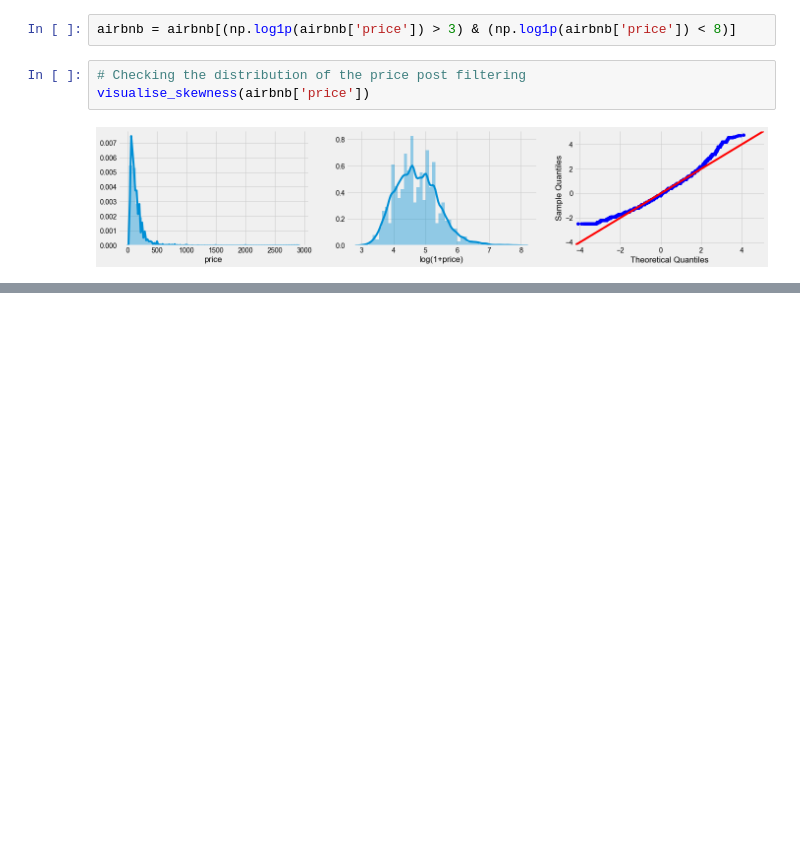
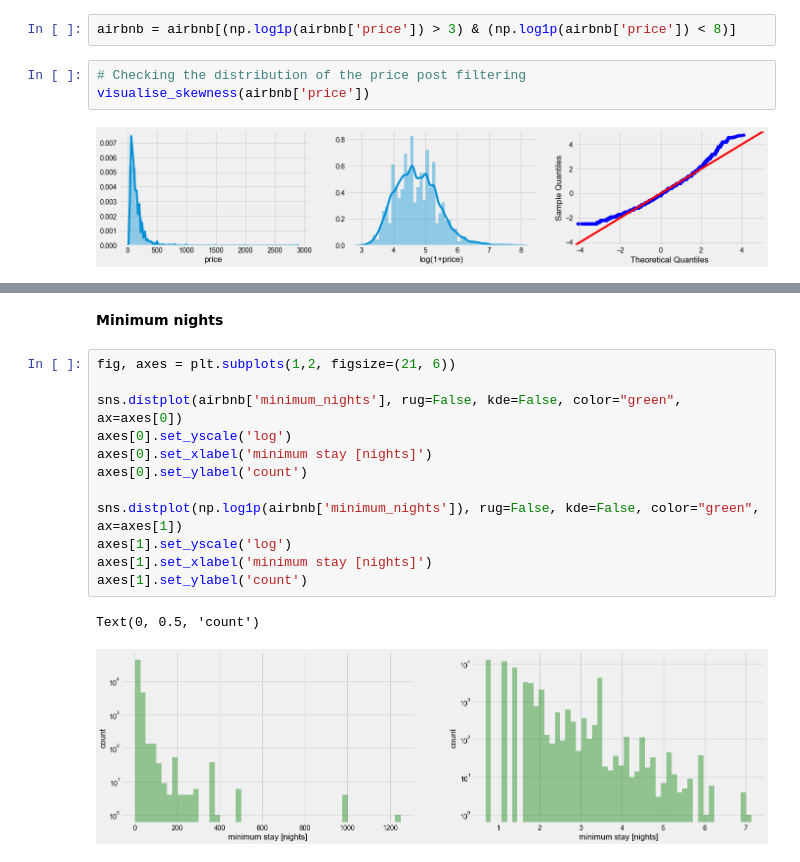
Before and after one commit to tejeshreddy/kaggle-notebooks, a Jupyter notebook: nyc-airbnb-open-data/Pricing with Regressors.ipynb, the cells around one changed output, grey strips where cells are left out. Drawn from its saved outputs; the diff is of its cells as text; blank space fills up the shorter version.

```diff
--- a/nyc-airbnb-open-data/Pricing with Regressors.ipynb
+++ b/nyc-airbnb-open-data/Pricing with Regressors.ipynb
@@ -206,0 +246,17 @@ np.log(150)
+# %% [markdown]
+**Minimum nights**
+# %%
+fig, axes = plt.subplots(1,2, figsize=(21, 6))
+
+sns.distplot(airbnb['minimum_nights'], rug=False, kde=False, color="green", ax=axes[0])
+axes[0].set_yscale('log')
+axes[0].set_xlabel('minimum stay [nights]')
+axes[0].set_ylabel('count')
+
+sns.distplot(np.log1p(airbnb['minimum_nights']), rug=False, kde=False, color="green", ax=axes[1])
+axes[1].set_yscale('log')
+axes[1].set_xlabel('minimum stay [nights]')
+axes[1].set_ylabel('count')
+# %% [output]
+Text(0, 0.5, 'count')
+[figure, added]
```
Also changed, not shown: parts of 50 cells of this notebook.
